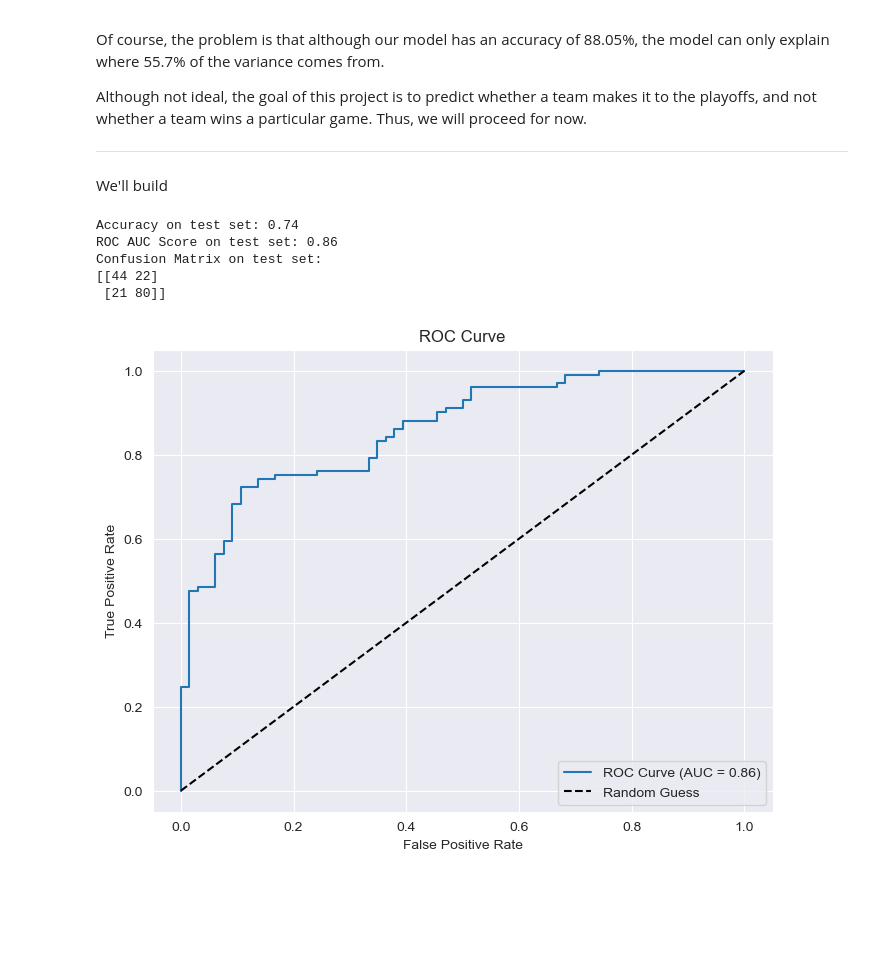
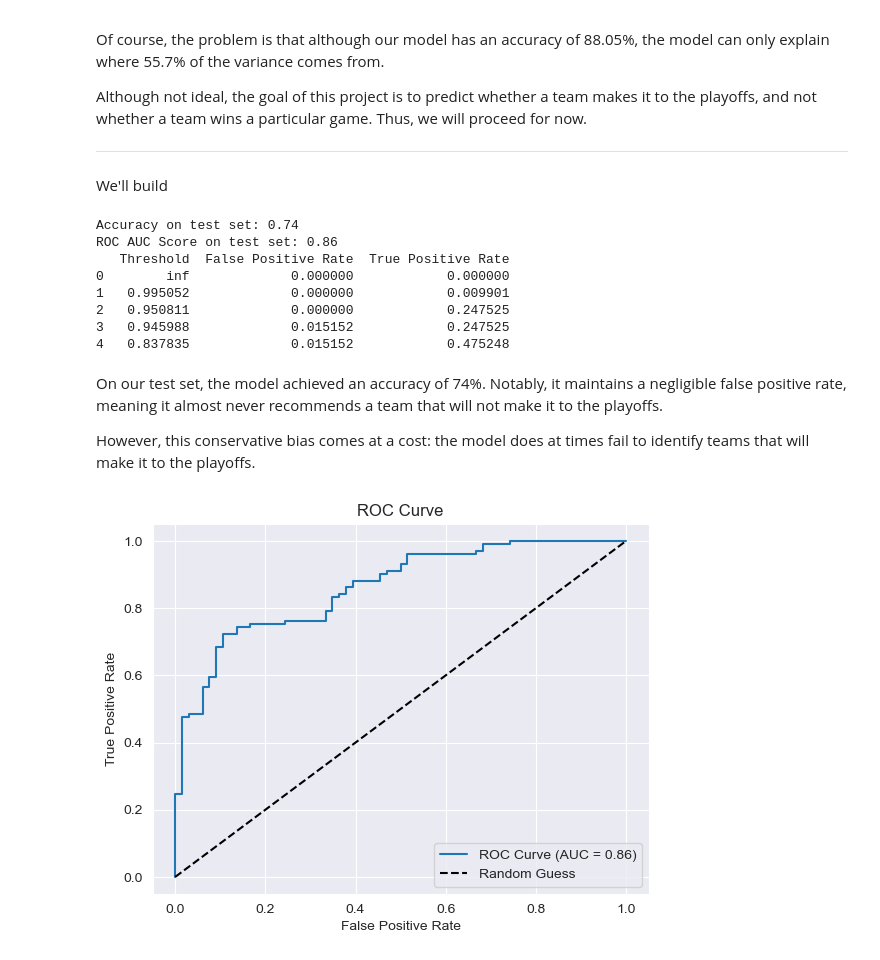
Before and after one commit to availe/CTP-Data-Science, a Jupyter notebook: Week-07-Regression/Exercise-RD-Regression.ipynb, the cells around one changed output. Saved outputs shown, nothing was run; the diff lists cells and outputs as text; code cells hidden in the pictures; blank space fills up the shorter version.

```diff
--- a/Week-07-Regression/Exercise-RD-Regression.ipynb
+++ b/Week-07-Regression/Exercise-RD-Regression.ipynb
@@ -240,29 +237,37 @@ playoff_predictions = logistic_model.predict(X_test) # binary prediction
 # Evaluate the model
 accuracy = accuracy_score(y_test, playoff_predictions)
 roc_auc = roc_auc_score(y_test, playoff_probabilities)
-cm = confusion_matrix(y_test, playoff_predictions)
 
 print(f"Accuracy on test set: {accuracy:.2f}")
 print(f"ROC AUC Score on test set: {roc_auc:.2f}")
-print("Confusion Matrix on test set:")
-print(cm)
+
+fpr, tpr, thresholds = roc_curve(y_test, playoff_probabilities)
+roc_data = pd.DataFrame({
+    'Threshold': thresholds,
+    'False Positive Rate': fpr,
+    'True Positive Rate': tpr
+})
+print(roc_data.head())
 # %% [output]
 Accuracy on test set: 0.74
 ROC AUC Score on test set: 0.86
-Confusion Matrix on test set:
-[[44 22]
- [21 80]]
+   Threshold  False Positive Rate  True Positive Rate
+0        inf             0.000000            0.000000
+1   0.995052             0.000000            0.009901
+2   0.950811             0.000000            0.247525
+3   0.945988             0.015152            0.247525
+4   0.837835             0.015152            0.475248
+# %% [markdown]
+On our test set, the model achieved an accuracy of 74%. Notably, it maintains a negligible false positive rate, meaning it almost never recommends a team that will not make it to the playoffs.
+
+However, this conservative bias comes at a cost: the model does at times fail to identify teams that will make it to the playoffs.
 # %%
-fpr, tpr, thresholds = roc_curve(y_test, playoff_probabilities)
-
-# Plot ROC curve
-plt.figure(figsize=(8, 6))
 plt.plot(fpr, tpr, label=f'ROC Curve (AUC = {roc_auc:.2f})')
 plt.plot([0, 1], [0, 1], 'k--', label='Random Guess')
 plt.xlabel('False Positive Rate')
 plt.ylabel('True Positive Rate')
 plt.title('ROC Curve')
 plt.legend(loc='lower right')
 plt.show()
 # %% [output]
-[figure, old version]
+[figure, new version]
```
Also changed, not shown: parts of 2 cells of this notebook.
